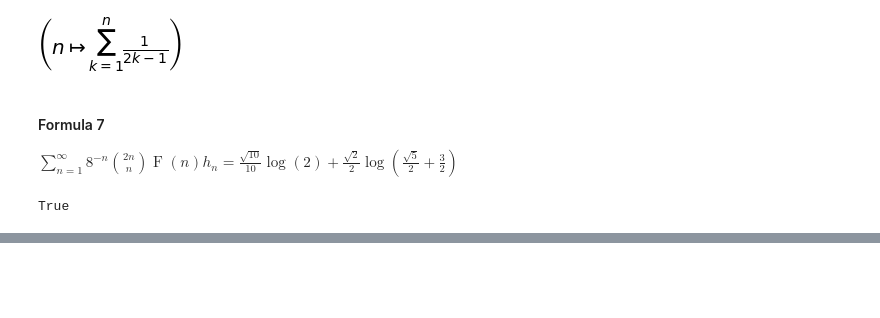
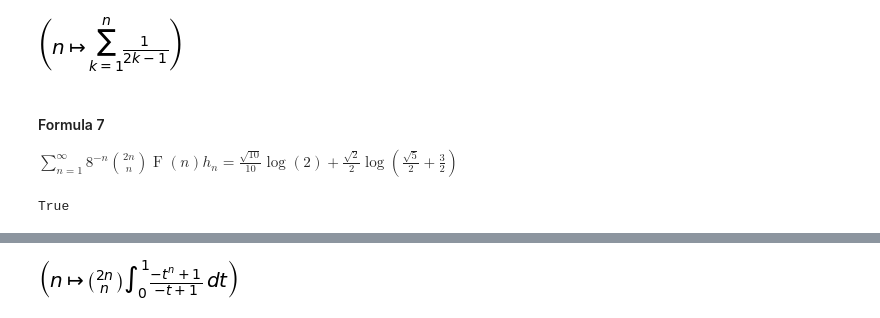
Before and after one commit to mameli/Analysis_and_Design_of_Algorithms, a Jupyter notebook: Chen21/chen.ipynb, the cells around one changed output, grey strips where cells are left out. Cells and saved outputs as stored; diff of their text form; code cells hidden in the pictures; blank space fills up the shorter version.

```diff
--- a/Chen21/chen.ipynb
+++ b/Chen21/chen.ipynb
@@ -126,0 +158,6 @@ oo
+# %%
+h9 = Lambda([n], binomial(2*n, n)* harmonic(n))
+h9_2 = Lambda([n], binomial(2*n, n)* Integral((1 - t**n)/(1 - t),(t, 0, 1)))
+h9_2
+# %% [output]
+[figure, added]
```
Also changed, not shown: parts of 18 cells of this notebook, 1 other file.
